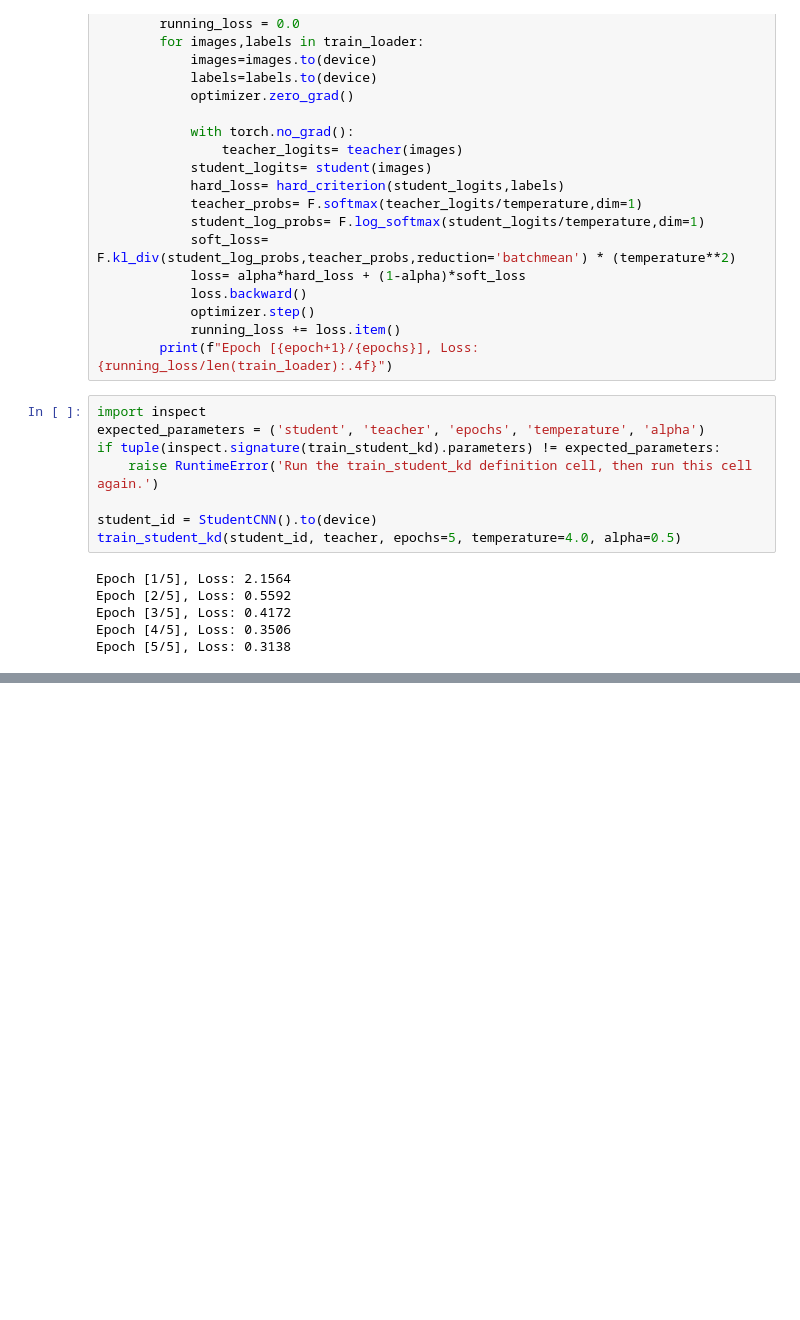
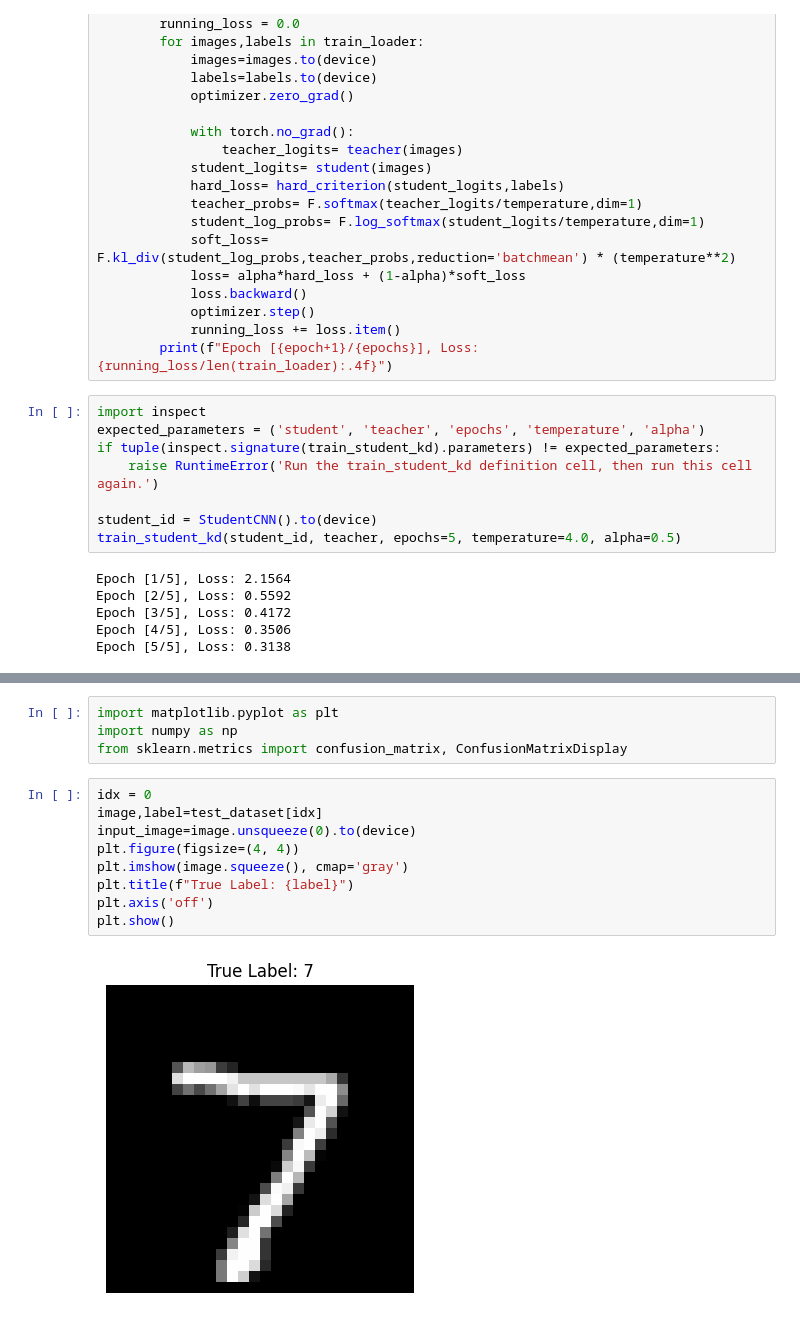
Before and after one commit to shovo896/LLM, a Jupyter notebook: knowledge_dsitil.ipynb, the cells around one changed output, grey strips where cells are left out. Cells and saved outputs as stored; diff of their text form; blank space fills up the shorter version.

```diff
--- a/knowledge_dsitil.ipynb
+++ b/knowledge_dsitil.ipynb
@@ -257,0 +262,15 @@ print(f"Student model (knowledge distillation) accuracy: {kd_acc:.2f}%")
+# %%
+import matplotlib.pyplot as plt
+import numpy as np
+from sklearn.metrics import confusion_matrix, ConfusionMatrixDisplay
+# %%
+idx = 0
+image,label=test_dataset[idx]
+input_image=image.unsqueeze(0).to(device)
+plt.figure(figsize=(4, 4))
+plt.imshow(image.squeeze(), cmap='gray')
+plt.title(f"True Label: {label}")
+plt.axis('off')
+plt.show()
+# %% [output]
+[figure, added]
```
Also changed, not shown: parts of 1 cell of this notebook.
